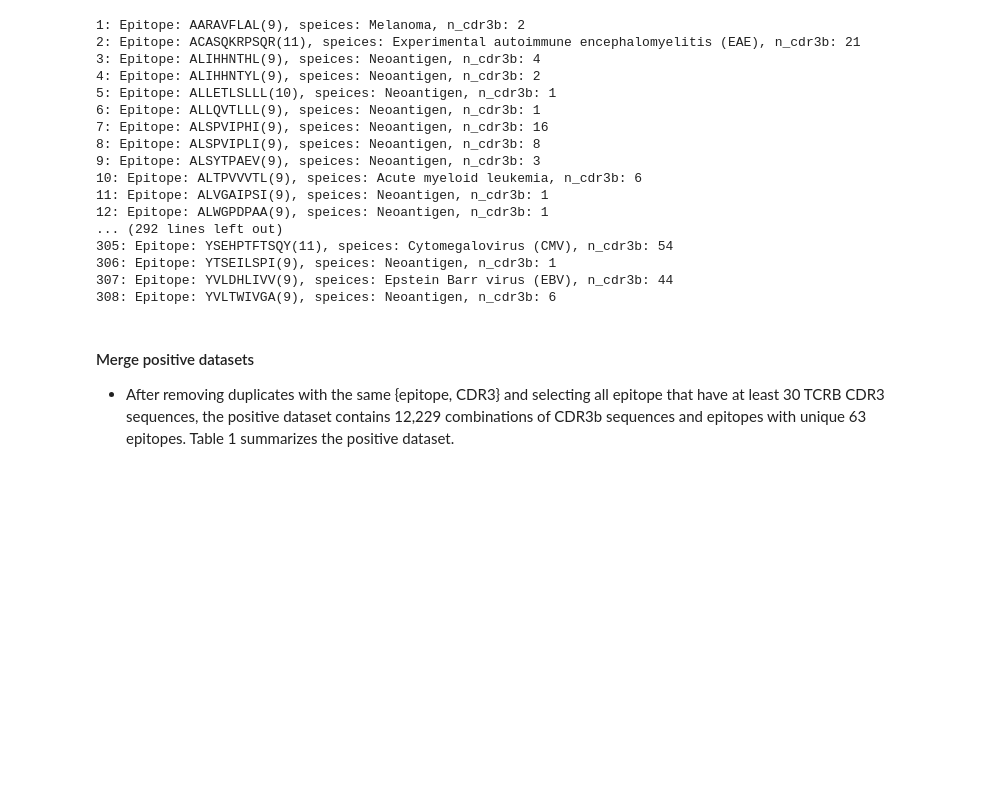
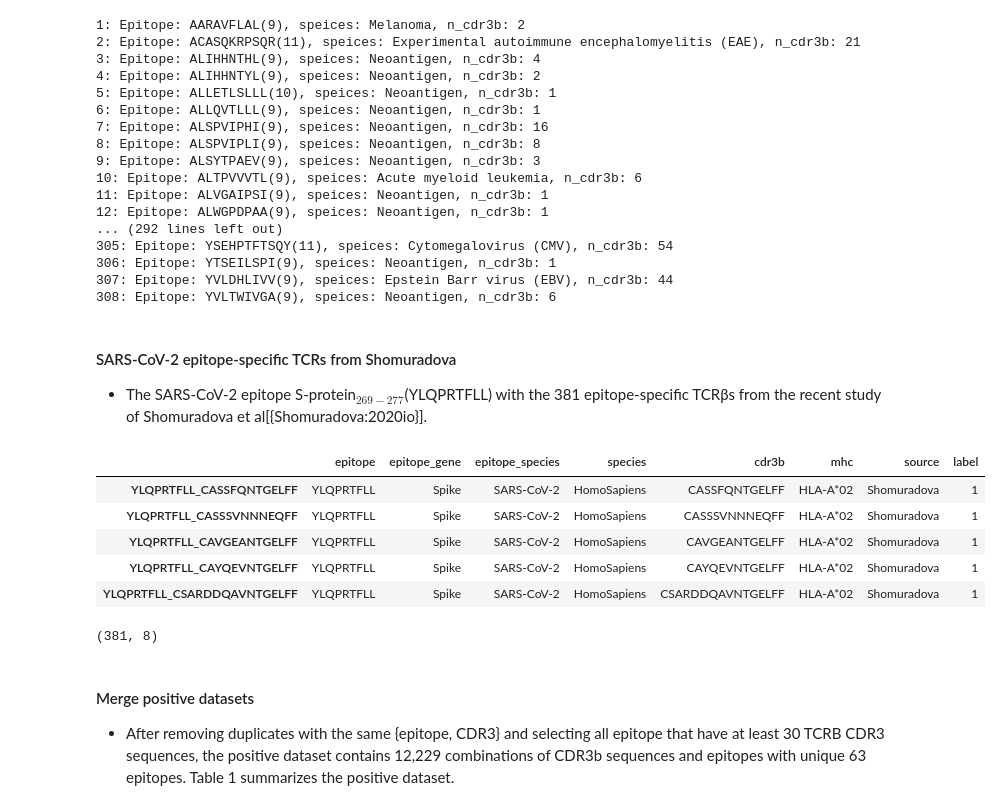
Before and after one commit to luseedbio/TCRBert, a Jupyter notebook: notebook/exp1.ipynb, the cells around one changed output. Drawn from its saved outputs; the diff is of its cells as text; code cells hidden in the pictures; blank space fills up the shorter version.

```diff
--- a/notebook/exp1.ipynb
+++ b/notebook/exp1.ipynb
@@ -312,6 +312,39 @@ df_mcpas = df
 306: Epitope: YTSEILSPI(9), speices: Neoantigen, n_cdr3b: 1
 307: Epitope: YVLDHLIVV(9), speices: Epstein Barr virus (EBV), n_cdr3b: 44
 308: Epitope: YVLTWIVGA(9), speices: Neoantigen, n_cdr3b: 6
+# %% [markdown]
+#### SARS-CoV-2 epitope-specific TCRs from Shomuradova
+
+- The SARS-CoV-2 epitope S-protein$_{269-277}$(YLQPRTFLL) with the 381 epitope-specific TCRβs from the recent study of Shomuradova et al[{Shomuradova:2020io}].
+# %%
+fn_shomuradova = '%s/Shomuradova/sars2_tcr.tsv' %datadir
+
+##############################
+df = pd.read_csv(fn_shomuradova, sep='\t')
+df = df[df['Gene'] == 'TRB']
+df[CN.epitope] = df['Epitope'].str.strip()
+df[CN.epitope_gene] = df['Epitope gene']
+df[CN.epitope_species] = df['Epitope species']
+df[CN.mhc] = df['MHC A']
+df[CN.cdr3b] = df['CDR3']
+df[CN.species] = df['Species']
+df[CN.source] = 'Shomuradova'
+df[CN.label] = 1
+
+df.index = df.apply(lambda row: get_index(row), axis=1)
+df = df.loc[:, CN.values()]
+
+display(df.head(), df.shape)
+
+df_shomuradova = df
+# %% [output]
+|  | epitope | epitope_gene | epitope_species | species | cdr3b | mhc | source | label |
+| YLQPRTFLL_CASSFQNTGELFF | YLQPRTFLL | Spike | SARS-CoV-2 | HomoSapiens | CASSFQNTGELFF | HLA-A*02 | Shomuradova | 1 |
+| YLQPRTFLL_CASSSVNNNEQFF | YLQPRTFLL | Spike | SARS-CoV-2 | HomoSapiens | CASSSVNNNEQFF | HLA-A*02 | Shomuradova | 1 |
+| YLQPRTFLL_CAVGEANTGELFF | YLQPRTFLL | Spike | SARS-CoV-2 | HomoSapiens | CAVGEANTGELFF | HLA-A*02 | Shomuradova | 1 |
+| YLQPRTFLL_CAYQEVNTGELFF | YLQPRTFLL | Spike | SARS-CoV-2 | HomoSapiens | CAYQEVNTGELFF | HLA-A*02 | Shomuradova | 1 |
+| YLQPRTFLL_CSARDDQAVNTGELFF | YLQPRTFLL | Spike | SARS-CoV-2 | HomoSapiens | CSARDDQAVNTGELFF | HLA-A*02 | Shomuradova | 1 |
+(381, 8)
 # %% [markdown]
 #### Merge positive datasets
 
```
Also changed, not shown: parts of 7 cells of this notebook, 2 other files.
